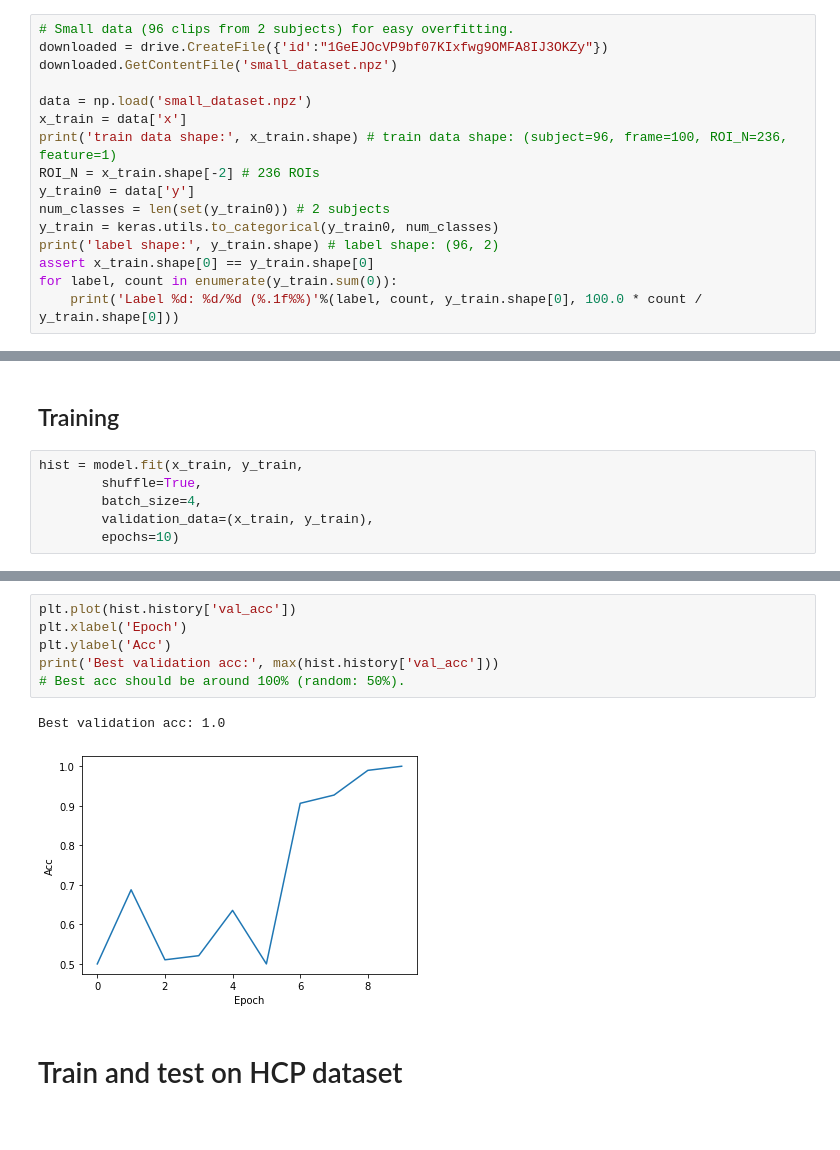
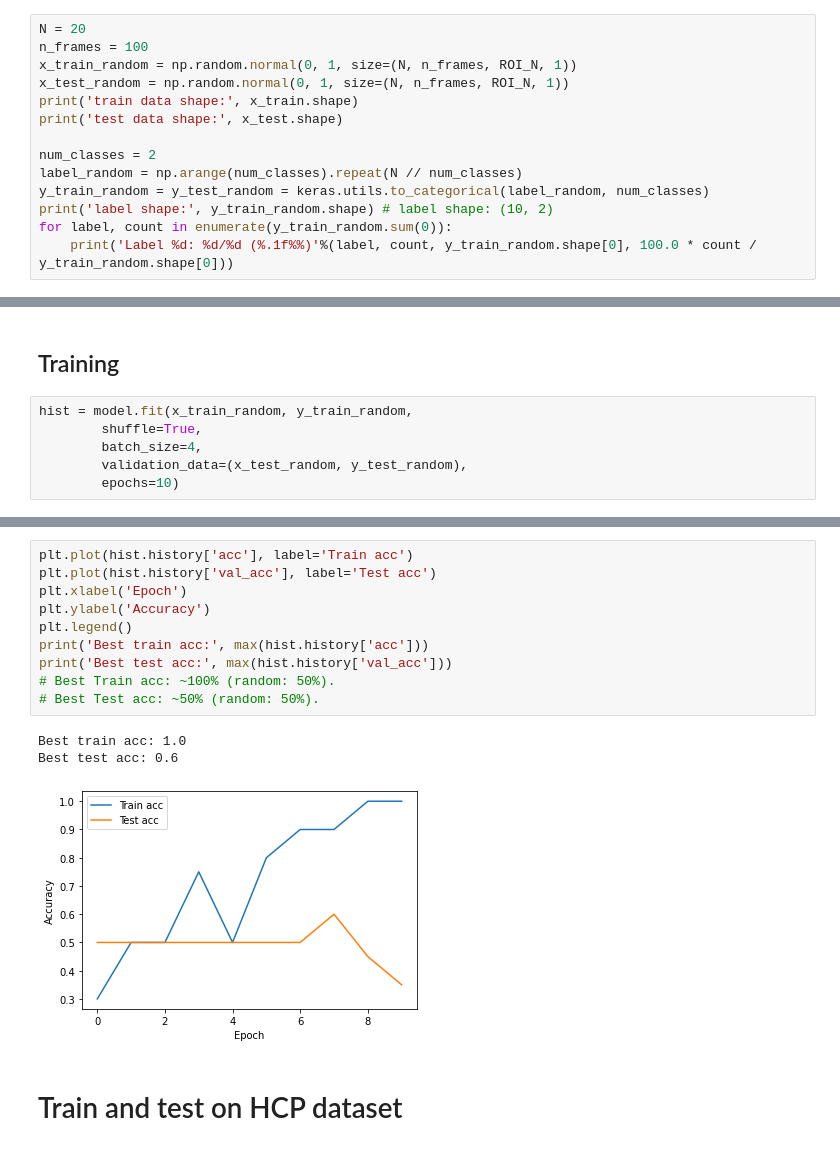
Before and after one commit to lebowang-ucr/cGCN_fMRI, a Jupyter notebook: demo.ipynb, the cells around one changed output, grey strips where cells are left out. Cells and saved outputs as stored; diff of their text form.

Commit message:
update with small random data training

```diff
--- a/demo.ipynb
+++ b/demo.ipynb
@@ -168,19 +170,17 @@ output data shape:                 (?, 100, 236, 16)
 # %% [markdown]
 ## Import data
 # %%
-# Small data (96 clips from 2 subjects) for easy overfitting.
-downloaded = drive.CreateFile({'id':"1GeEJOcVP9bf07KIxfwg9OMFA8IJ3OKZy"})
-downloaded.GetContentFile('small_dataset.npz')
+N = 20
+n_frames = 100
+x_train_random = np.random.normal(0, 1, size=(N, n_frames, ROI_N, 1))
+x_test_random = np.random.normal(0, 1, size=(N, n_frames, ROI_N, 1))
+print('train data shape:', x_train.shape)
+print('test data shape:', x_test.shape)
 
-data = np.load('small_dataset.npz')
-x_train = data['x']
-print('train data shape:', x_train.shape) # train data shape: (subject=96, frame=100, ROI_N=236, feature=1)
-ROI_N = x_train.shape[-2] # 236 ROIs
-y_train0 = data['y']
-num_classes = len(set(y_train0)) # 2 subjects
-y_train = keras.utils.to_categorical(y_train0, num_classes)
-print('label shape:', y_train.shape) # label shape: (96, 2)
-assert x_train.shape[0] == y_train.shape[0]
-for label, count in enumerate(y_train.sum(0)):
-    print('Label %d: %d/%d (%.1f%%)'%(label, count, y_train.shape[0], 100.0 * count / y_train.shape[0]))
+num_classes = 2
+label_random = np.arange(num_classes).repeat(N // num_classes)
+y_train_random = y_test_random = keras.utils.to_categorical(label_random, num_classes)
+print('label shape:', y_train_random.shape) # label shape: (10, 2)
+for label, count in enumerate(y_train_random.sum(0)):
+    print('Label %d: %d/%d (%.1f%%)'%(label, count, y_train_random.shape[0], 100.0 * count / y_train_random.shape[0]))
 # %% [output]
@@ -226,9 +227,9 @@ ________________________________________________________________________________
 # %% [markdown]
 ## Training
 # %%
-hist = model.fit(x_train, y_train,
+hist = model.fit(x_train_random, y_train_random,
         shuffle=True,
         batch_size=4,
-        validation_data=(x_train, y_train),
+        validation_data=(x_test_random, y_test_random),
         epochs=10)
 # %% [output]
@@ -252,12 +253,17 @@ Epoch 10/10
 # %%
-plt.plot(hist.history['val_acc'])
+plt.plot(hist.history['acc'], label='Train acc')
+plt.plot(hist.history['val_acc'], label='Test acc')
 plt.xlabel('Epoch')
-plt.ylabel('Acc')
-print('Best validation acc:', max(hist.history['val_acc']))
-# Best acc should be around 100% (random: 50%).
+plt.ylabel('Accuracy')
+plt.legend()
+print('Best train acc:', max(hist.history['acc']))
+print('Best test acc:', max(hist.history['val_acc']))
+# Best Train acc: ~100% (random: 50%).
+# Best Test acc: ~50% (random: 50%).
 # %% [output]
-Best validation acc: 1.0
+Best train acc: 1.0
+Best test acc: 0.6
-[figure, old version]
+[figure, new version]
 # %% [markdown]
 # Train and test on HCP dataset
 # %% [markdown]
```
Also changed, not shown: parts of 8 cells of this notebook, 1 other file.
